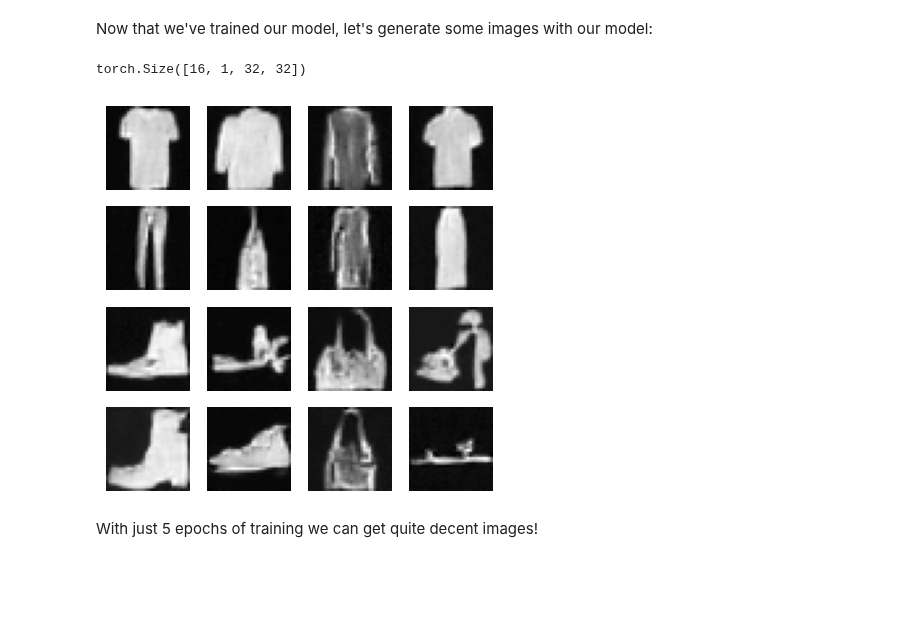
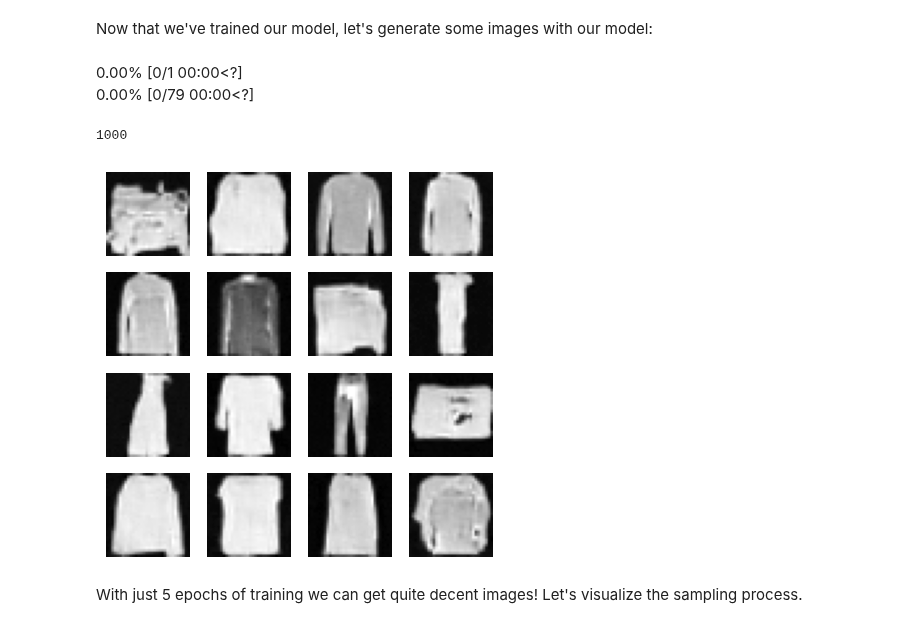
Before and after one commit to fastai/course22p2, a Jupyter notebook: nbs/16_DDPM.ipynb, the cells around one changed output. Cells and saved outputs as stored; diff of their text form; code cells hidden in the pictures; blank space fills up the shorter version.

```diff
--- a/nbs/16_DDPM.ipynb
+++ b/nbs/16_DDPM.ipynb
@@ -141,14 +167,17 @@ learn.fit(5)
 # %% [markdown]
 Now that we've trained our model, let's generate some images with our model:
 # %%
-samples = learn.cbs[0].sample(image_size=32, batch_size=16)
+samples, _ = learn.capture_preds()
+# %% [output]
+0.00% [0/1 00:00<?]
+0.00% [0/79 00:00<?]
 # %%
-samples.shape
+len(samples[0])
 # %% [output]
-torch.Size([16, 1, 32, 32])
+1000
 # %%
-show_images(-1*samples, figsize=(5,5))
+show_images(-1*samples[0][-1][:16], figsize=(5,5))
 # %% [output]
-[figure, old version]
+[figure, new version]
 # %% [markdown]
-With just 5 epochs of training we can get quite decent images!
+With just 5 epochs of training we can get quite decent images! Let's visualize the sampling process.
```
Also changed, not shown: parts of 3 cells of this notebook, 1 other file.
